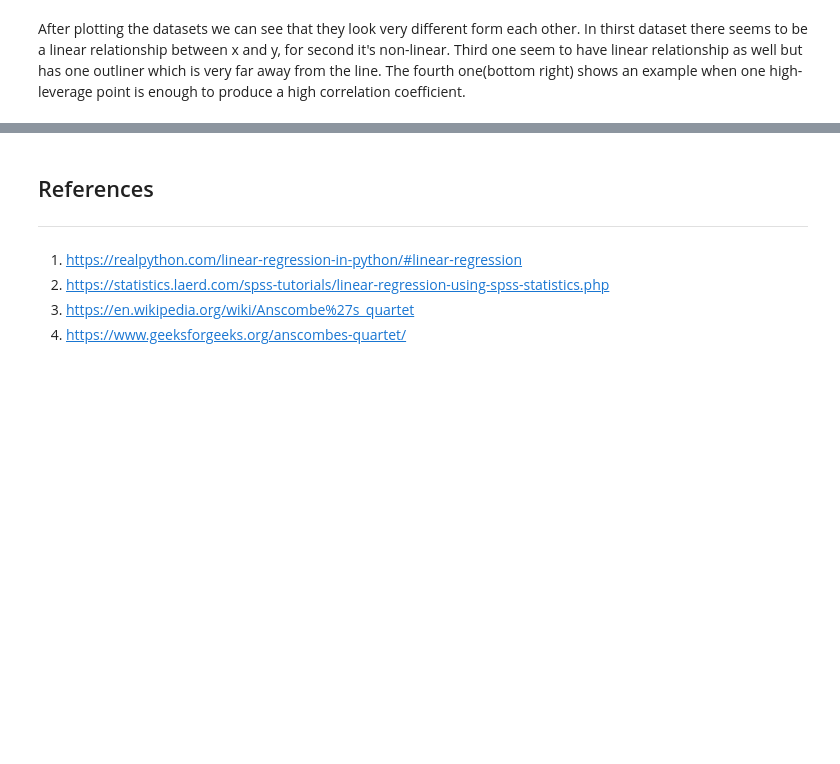
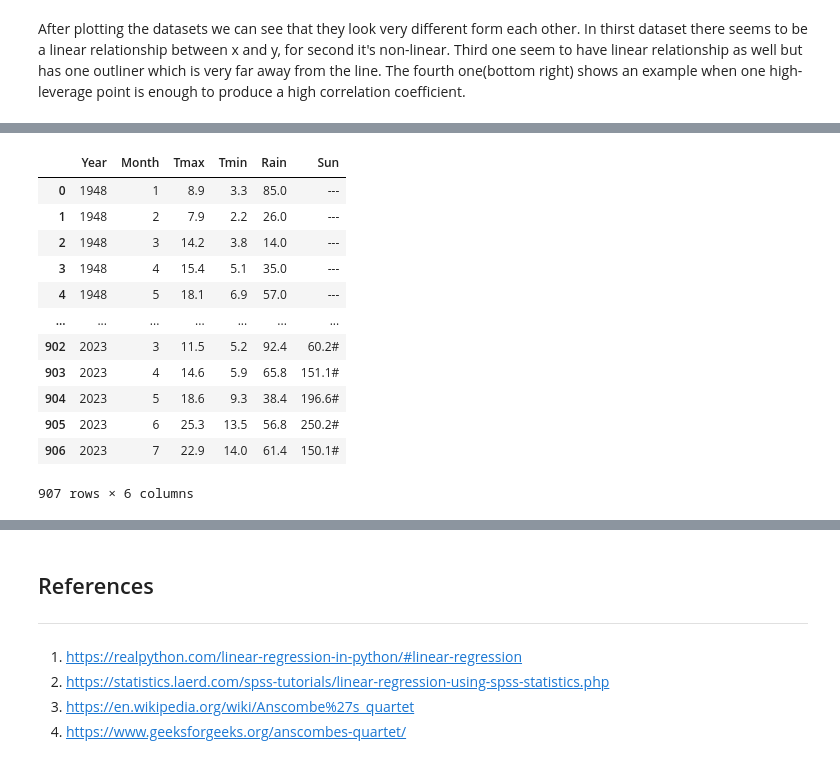
Before and after one commit to angelinka/machine_learning_assessment, a Jupyter notebook: regression.ipynb, the cells around one changed output, grey strips where cells are left out. Saved outputs shown, nothing was run; the diff lists cells and outputs as text; code cells hidden in the pictures; blank space fills up the shorter version.

Commit message:
Started with first example for regression

```diff
--- a/regression.ipynb
+++ b/regression.ipynb
@@ -314,0 +335,14 @@ After plotting the datasets we can see that they look very different form each o
+# %%
+# When quickly looking at the data, we can notice that dataset isn't nicely formatted. There is unenven spacing
+# between columns and additional column appeares for 2023. First 5 rows is just general info,
+#  so we going to skip them. I also decided to name the columns myself so we going to skip
+# the headings as well. Column "Extra" is added because there is an additional column for year 2023 indicating that
+# the data is provisional.
+columns=["Year", "Month", "Tmax", "Tmin", "Af", "Rain", "Sun", "Extra"]
+
+# read text file into pandas DataFrame.
+# the other way we could have done it after reading the dataset is #df1 = df.iloc[4:]
+df = pd.read_csv("data/heathrow.txt", sep="\s+", skiprows=7, skipinitialspace = True, header=None, names =columns)
+
+# display DataFrame
+print(df)
@@ -314,0 +364,17 @@ After plotting the datasets we can see that they look very different form each o
+# %%
+df = df.drop(columns=['Af', 'Extra'])
+df
+# %% [output]
+|  | Year | Month | Tmax | Tmin | Rain | Sun |
+| 0 | 1948 | 1 | 8.9 | 3.3 | 85.0 | --- |
+| 1 | 1948 | 2 | 7.9 | 2.2 | 26.0 | --- |
+| 2 | 1948 | 3 | 14.2 | 3.8 | 14.0 | --- |
+| 3 | 1948 | 4 | 15.4 | 5.1 | 35.0 | --- |
+| 4 | 1948 | 5 | 18.1 | 6.9 | 57.0 | --- |
+| ... | ... | ... | ... | ... | ... | ... |
+| 902 | 2023 | 3 | 11.5 | 5.2 | 92.4 | 60.2# |
+| 903 | 2023 | 4 | 14.6 | 5.9 | 65.8 | 151.1# |
+| 904 | 2023 | 5 | 18.6 | 9.3 | 38.4 | 196.6# |
+| 905 | 2023 | 6 | 25.3 | 13.5 | 56.8 | 250.2# |
+| 906 | 2023 | 7 | 22.9 | 14.0 | 61.4 | 150.1# |
+907 rows × 6 columns
```
Also changed, not shown: parts of 11 cells of this notebook, 2 other files.
